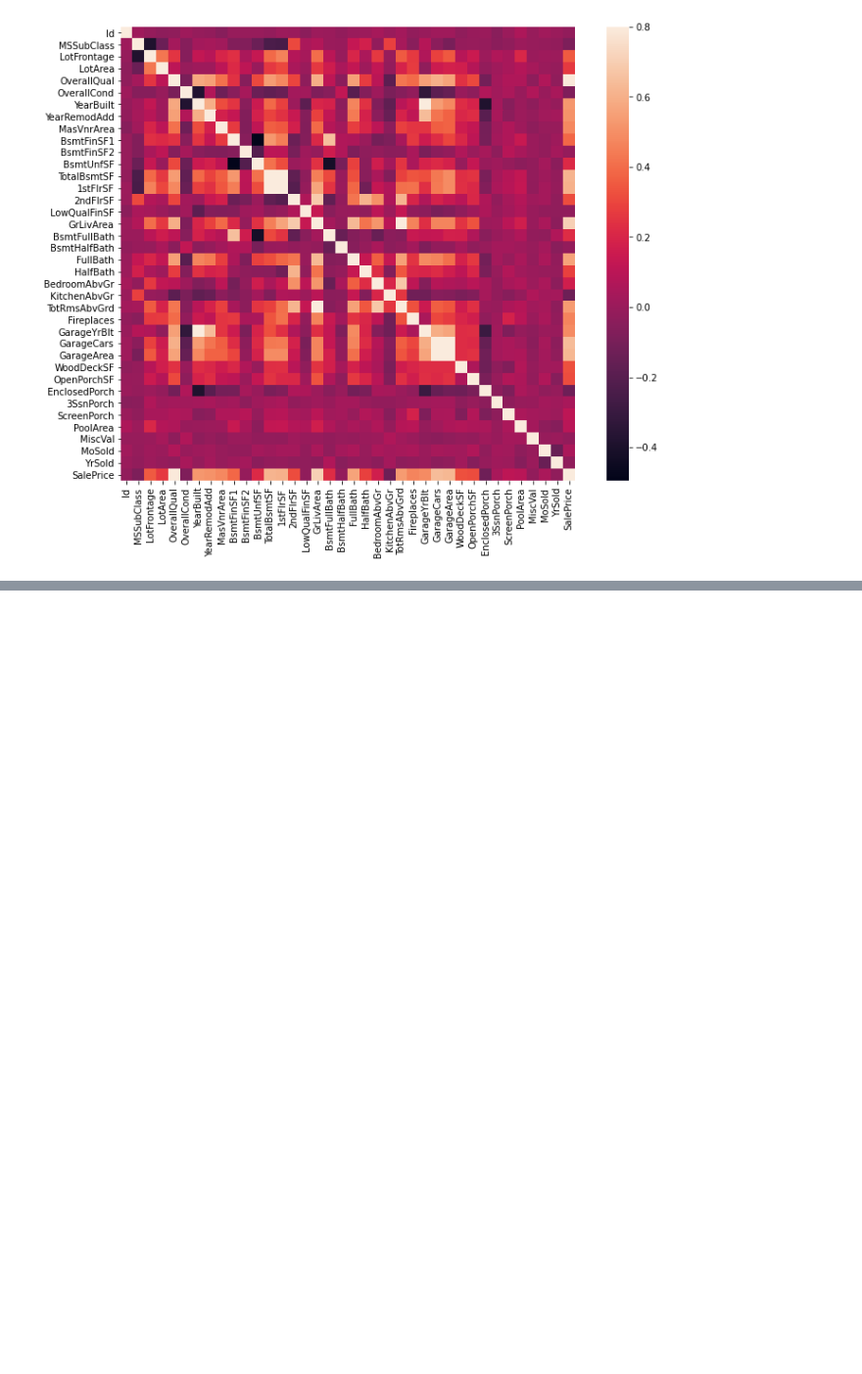
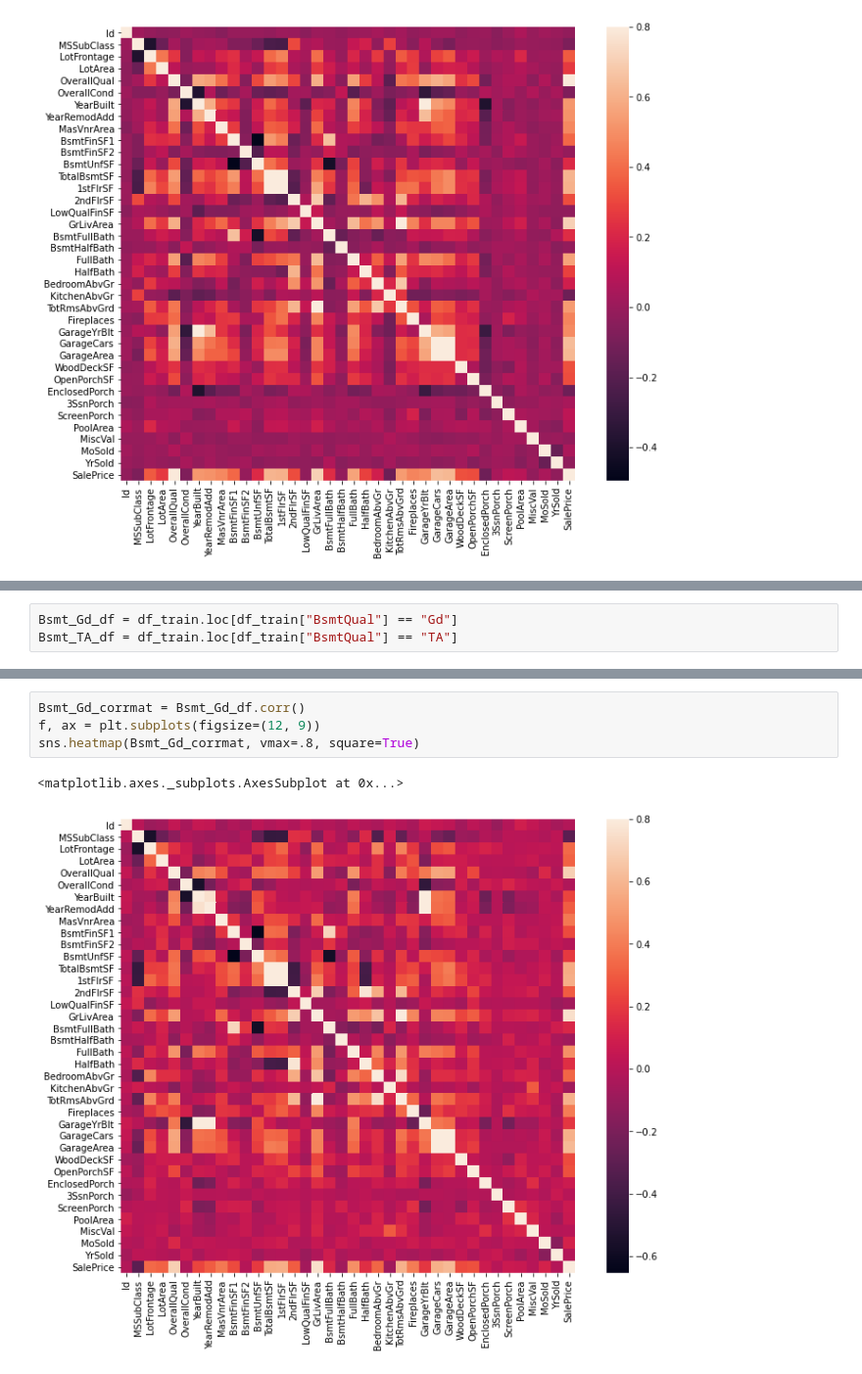
Before and after one commit to Victra15/lectures-bigphys, a Jupyter notebook: term_project/Temp_code.ipynb, the cells around one changed output, grey strips where cells are left out. Shown at 98% size. Drawn from its saved outputs; the diff is of its cells as text; blank space fills up the shorter version.

```diff
--- a/term_project/Temp_code.ipynb
+++ b/term_project/Temp_code.ipynb
@@ -119,0 +144,3 @@ new_df_train
+# %%
+Bsmt_Gd_df = df_train.loc[df_train["BsmtQual"] == "Gd"]
+Bsmt_TA_df = df_train.loc[df_train["BsmtQual"] == "TA"]
@@ -119,0 +179,7 @@ new_df_train
+# %%
+Bsmt_Gd_corrmat = Bsmt_Gd_df.corr()
+f, ax = plt.subplots(figsize=(12, 9))
+sns.heatmap(Bsmt_Gd_corrmat, vmax=.8, square=True)
+# %% [output]
+<matplotlib.axes._subplots.AxesSubplot at 0x...>
+[figure, added]
```
Also changed, not shown: parts of 21 cells of this notebook, 27 other files.
